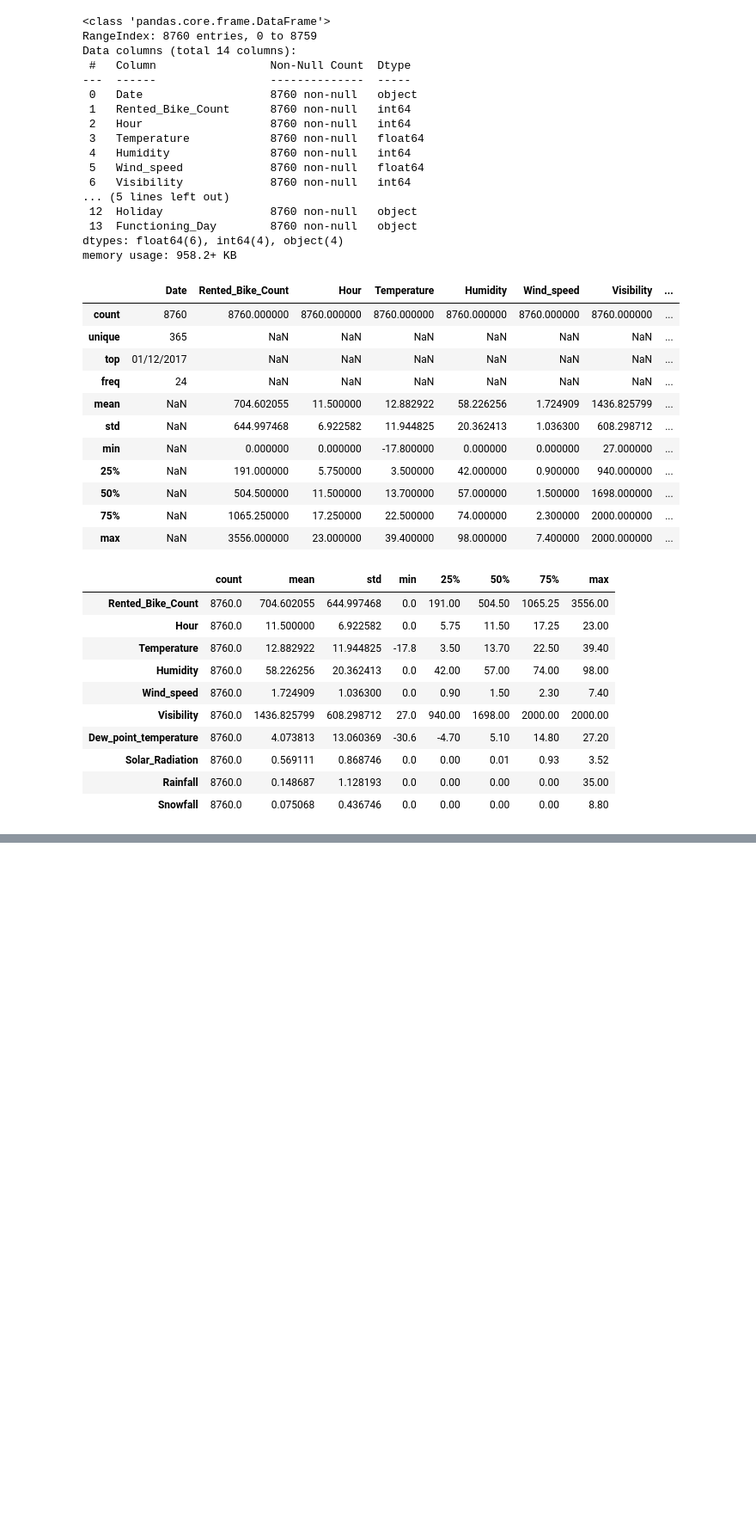
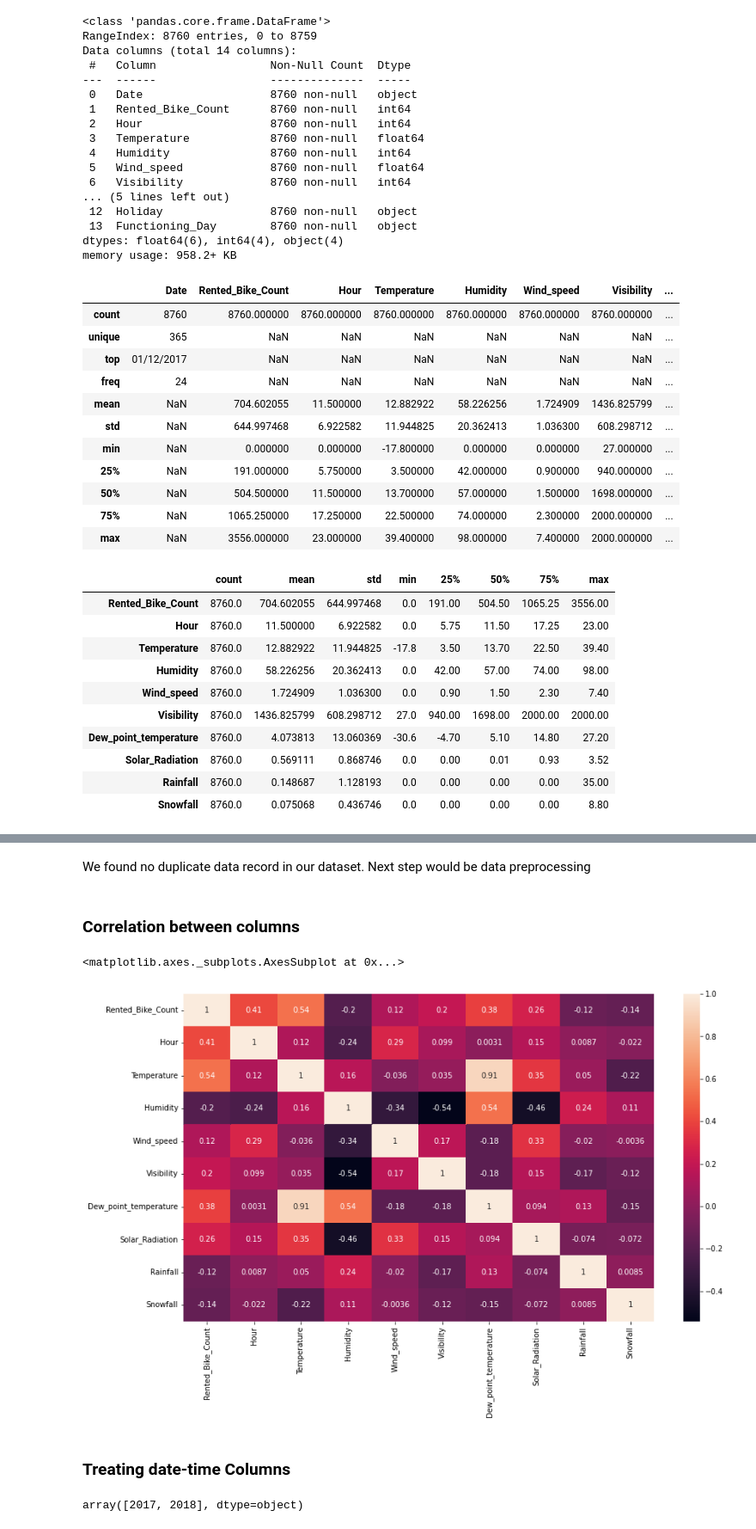
Before and after one commit to kavyas1989/Bike-Sharing-Demand-Prediction, a Jupyter notebook: Bike_Sharing_Demand_Prediction_Capstone_Project.ipynb, the cells around one changed output, grey strips where cells are left out. Shown at 86% size. Drawn from its saved outputs; the diff is of its cells as text; code cells hidden in the pictures; blank space fills up the shorter version.

```diff
--- a/Bike_Sharing_Demand_Prediction_Capstone_Project.ipynb
+++ b/Bike_Sharing_Demand_Prediction_Capstone_Project.ipynb
@@ -185,0 +249,14 @@ df.describe().T
+# %% [markdown]
+We found no duplicate data record in our dataset.
+Next step would be data preprocessing
+# %% [markdown]
+### Correlation between columns
+# %%
+# ploting heat map to determine corelation b/w columns of your datasets
+plt.figure(figsize = (14,8))
+sns.heatmap(df.corr() , annot = True )
+# %% [output]
+<matplotlib.axes._subplots.AxesSubplot at 0x...>
+[figure, added]
+# %% [markdown]
+### Treating date-time Columns
@@ -185,0 +274,5 @@ df.describe().T
+# %%
+# now see unqiue values in year column
+df['year'].unique( )
+# %% [output]
+array([2017, 2018], dtype=object)
```
Also changed, not shown: parts of 25 cells of this notebook.
